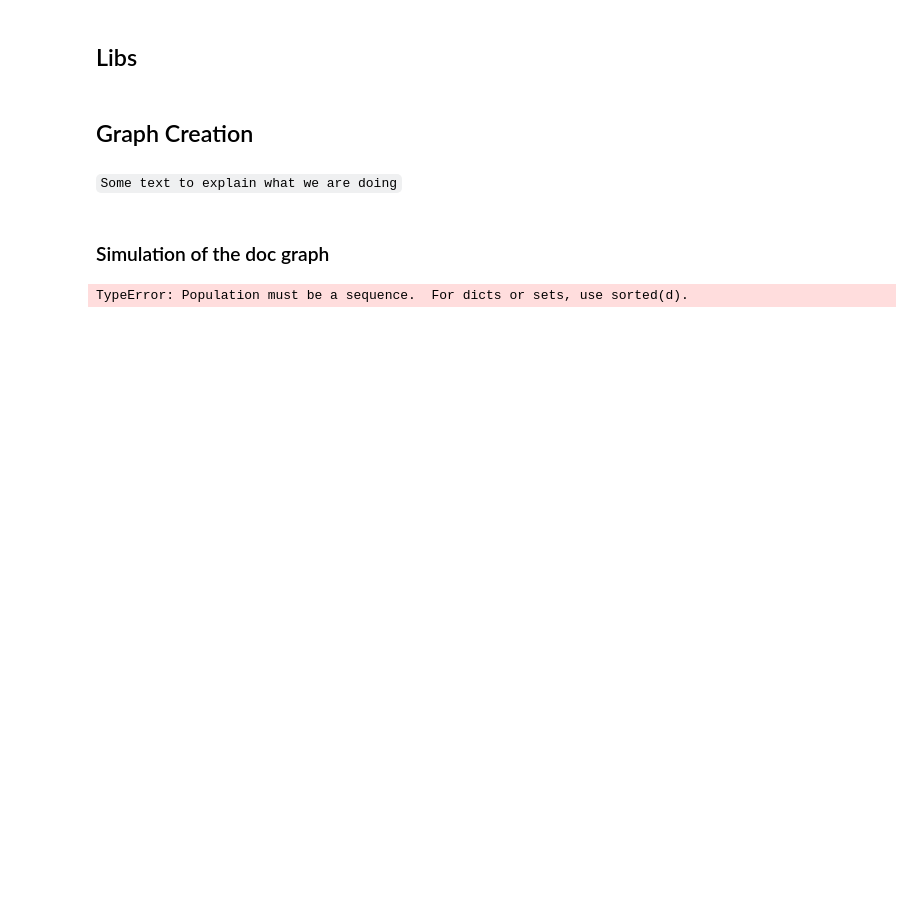
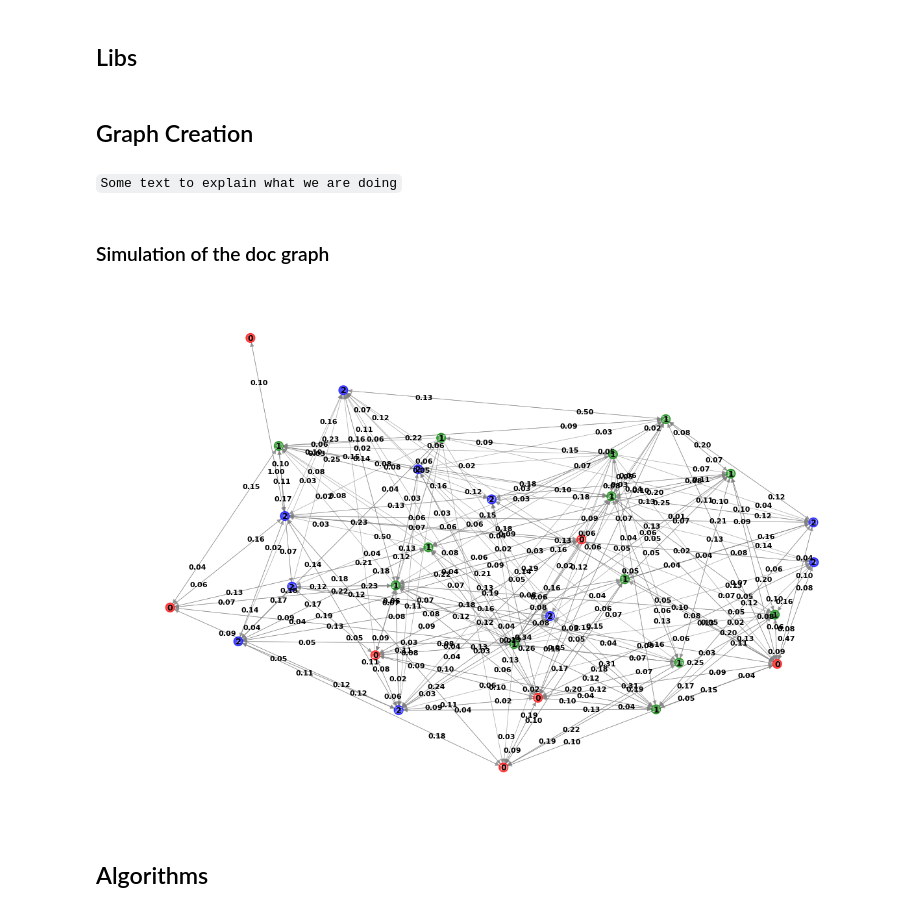
Before and after one commit to PMonot/ProjML4G, a Jupyter notebook: ProjML4G.ipynb, the cells around one changed output. Saved outputs shown, nothing was run; the diff lists cells and outputs as text; code cells hidden in the pictures; blank space fills up the shorter version.

```diff
--- a/ProjML4G.ipynb
+++ b/ProjML4G.ipynb
@@ -18,8 +21,10 @@ from code_generation_graph import creation_graph, show_graph
 # %% [markdown]
 ### Simulation of the doc graph
 # %%
-# first with a graph of size 20
-Graph = creation_graph(20)
-show_graph(G)
+# first with a graph of size 10
+Graph = creation_graph(30)
+show_graph(Graph)
 # %% [output]
-TypeError: Population must be a sequence.  For dicts or sets, use sorted(d).
+[figure, added]
+# %% [markdown]
+## Algorithms
```
Also changed, not shown: parts of 8 cells of this notebook.
